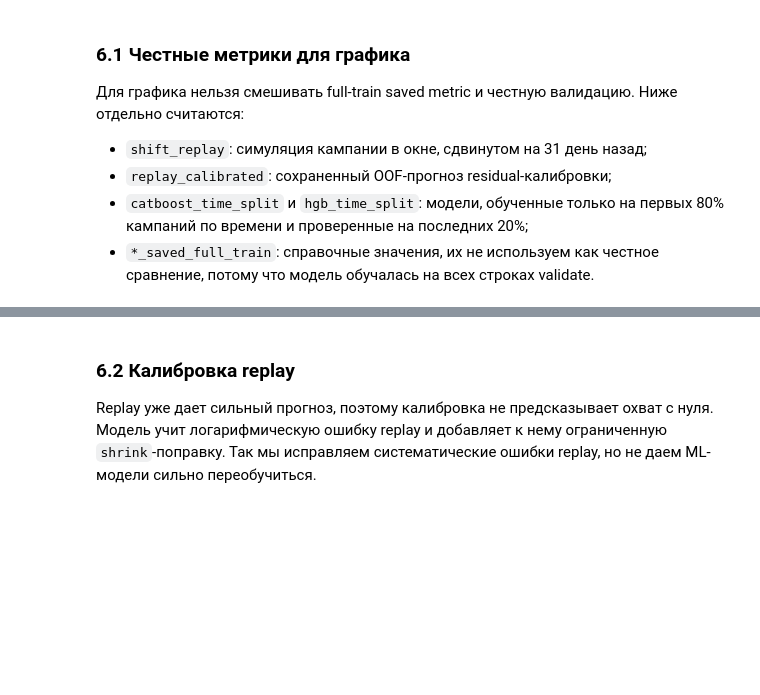
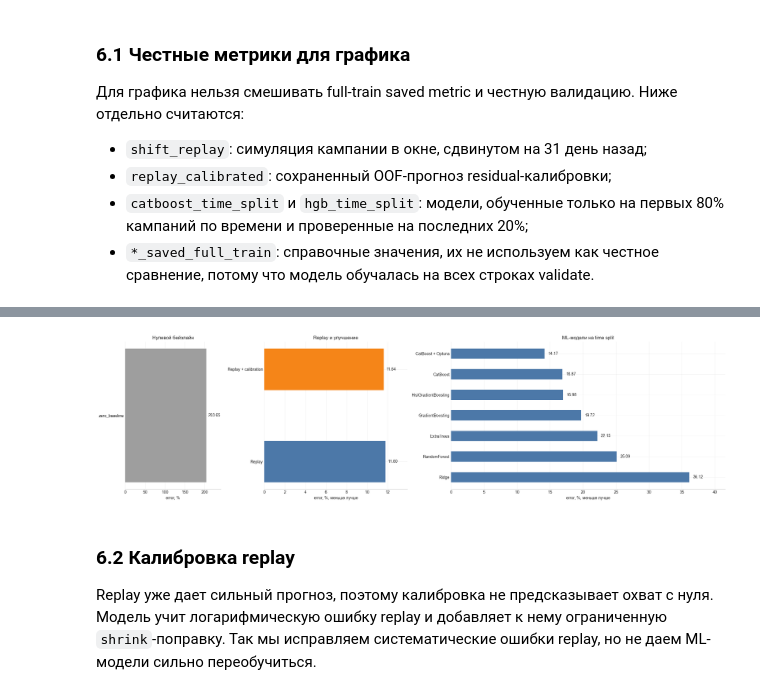
Before and after one commit to plidan123/vk_ads_challenge, a Jupyter notebook: notebooks/vk_ads_defense.ipynb, the cells around one changed output, grey strips where cells are left out. Cells and saved outputs as stored; diff of their text form; code cells hidden in the pictures; blank space fills up the shorter version.

```diff
--- a/notebooks/vk_ads_defense.ipynb
+++ b/notebooks/vk_ads_defense.ipynb
@@ -649,3 +628,83 @@ plt.tight_layout()
+# %%
+zero_chart = honest_metric_table[
+    honest_metric_table['approach'].isin(['zero_baseline'])
+].sort_values('metric', ascending=False)
+
+replay_chart = honest_metric_table[
+    honest_metric_table['approach'].isin([
+        'shift_replay',
+        'replay_calibrated_time_split',
+    ])
+].sort_values('metric', ascending=False)
+
+ml_chart = honest_metric_table[
+    honest_metric_table['approach'].isin([
+        'ridge_time_split',
+        'random_forest_time_split',
+        'extra_trees_time_split',
+        'gradient_boosting_time_split',
+        'hist_gradient_boosting_time_split',
+        'catboost_time_split',
+        'catboost_optuna_time_split',
+    ])
+].sort_values('metric', ascending=False)
+
+fig, axes = plt.subplots(1, 3, figsize=(22, 6), gridspec_kw={'width_ratios': [0.8, 1.2, 2.3]})
+
+axes[0].barh(zero_chart['approach'], zero_chart['metric'], color='#9E9E9E', height=0.35)
+axes[0].set_title('Нулевой бейзлайн')
+axes[0].set_xlabel('error, %')
+axes[0].set_xlim(0, zero_chart['metric'].max() * 1.18)
+for i, value in enumerate(zero_chart['metric']):
+    axes[0].text(value + zero_chart['metric'].max() * 0.025, i, f'{value:.2f}', va='center')
+axes[0].spines[['top', 'right', 'left']].set_visible(False)
+
+replay_labels = {
+    'shift_replay': 'Replay',
+    'replay_calibrated_time_split': 'Replay + calibration',
+}
+replay_colors = {
+    'shift_replay': '#4C78A8',
+    'replay_calibrated_time_split': '#F58518',
+}
+axes[1].barh(
+    [replay_labels[name] for name in replay_chart['approach']],
+    replay_chart['metric'],
+    color=[replay_colors[name] for name in replay_chart['approach']],
+    height=0.45,
+)
+axes[1].set_title('Replay и улучшение')
+axes[1].set_xlabel('error, %, меньше лучше')
+axes[1].set_xlim(0, replay_chart['metric'].max() * 1.18)
+for i, value in enumerate(replay_chart['metric']):
+    axes[1].text(value + replay_chart['metric'].max() * 0.02, i, f'{value:.2f}', va='center')
+axes[1].spines[['top', 'right', 'left']].set_visible(False)
+
+ml_labels = {
+    'ridge_time_split': 'Ridge',
+    'random_forest_time_split': 'RandomForest',
+    'extra_trees_time_split': 'ExtraTrees',
+    'gradient_boosting_time_split': 'GradientBoosting',
+    'hist_gradient_boosting_time_split': 'HistGradientBoosting',
+    'catboost_time_split': 'CatBoost',
+    'catboost_optuna_time_split': 'CatBoost + Optuna',
+}
+axes[2].barh(
+    [ml_labels[name] for name in ml_chart['approach']],
+    ml_chart['metric'],
+    color='#4C78A8',
+    height=0.5,
+)
+axes[2].set_title('ML-модели на time split')
+axes[2].set_xlabel('error, %, меньше лучше')
+axes[2].set_xlim(0, ml_chart['metric'].max() * 1.15)
+for i, value in enumerate(ml_chart['metric']):
+    axes[2].text(value + ml_chart['metric'].max() * 0.015, i, f'{value:.2f}', va='center')
+axes[2].spines[['top', 'right', 'left']].set_visible(False)
+
+plt.tight_layout()
+# %% [output]
+[figure, added]
 # %% [markdown]
 ### 6.2 Калибровка replay
 
```
Also changed, not shown: parts of 9 cells of this notebook, 18 other files.
